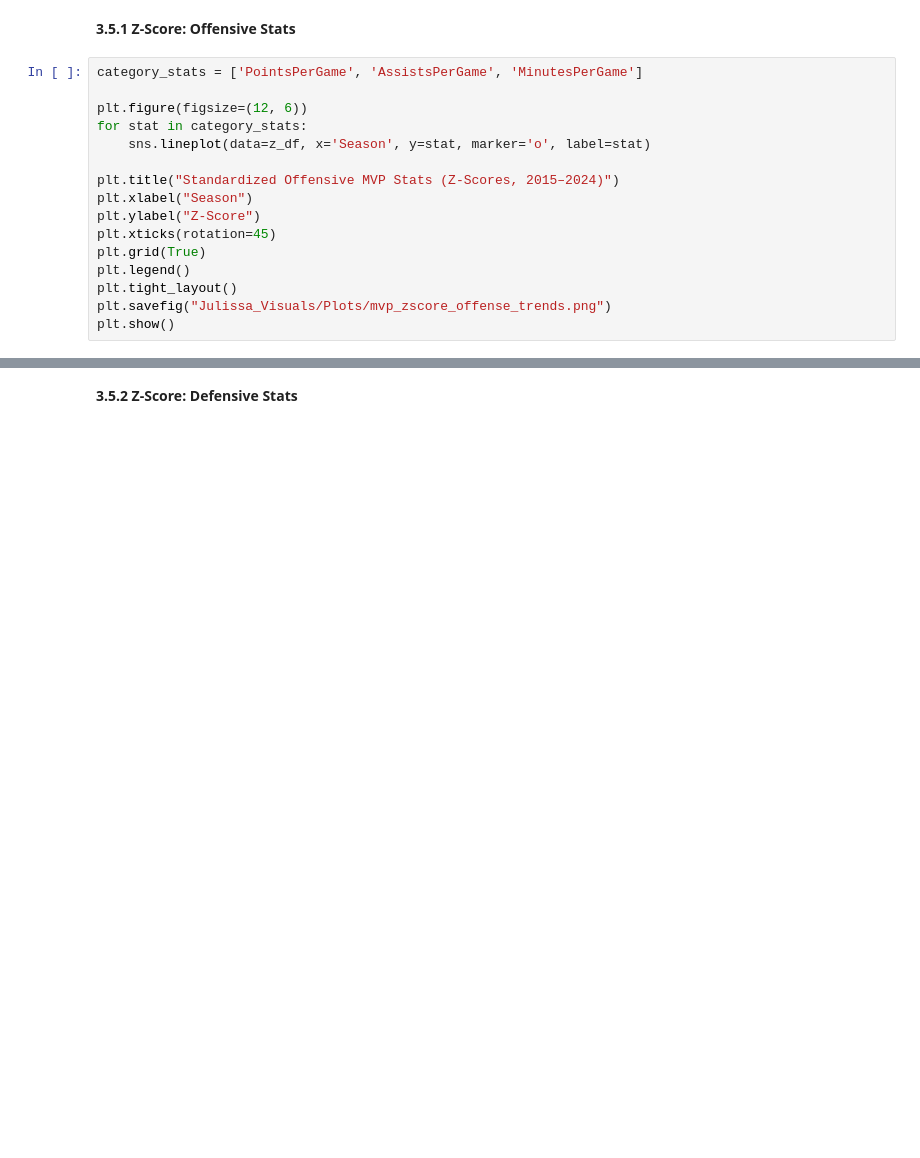
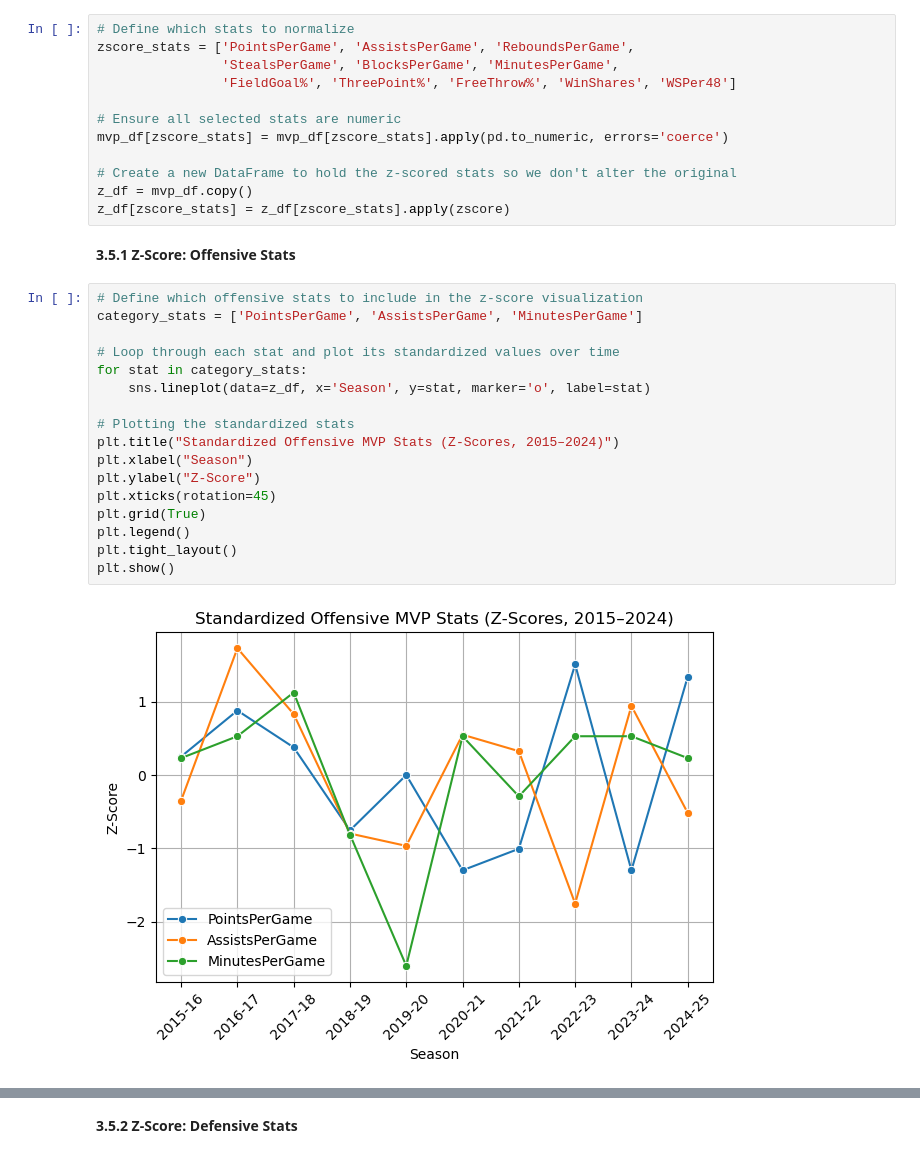
Before and after one commit to nyckienite/Cohort-B-Athlete, a Jupyter notebook: notebooks_julissa.ipynb, the cells around one changed output, grey strips where cells are left out. Cells and saved outputs as stored; diff of their text form; blank space fills up the shorter version.

```diff
--- a/notebooks_julissa.ipynb
+++ b/notebooks_julissa.ipynb
@@ -347,18 +895,33 @@ Standardizing MVP stats to reveal how stat profiles deviate from the norm
+# %%
+# Define which stats to normalize
+zscore_stats = ['PointsPerGame', 'AssistsPerGame', 'ReboundsPerGame',
+                'StealsPerGame', 'BlocksPerGame', 'MinutesPerGame',
+                'FieldGoal%', 'ThreePoint%', 'FreeThrow%', 'WinShares', 'WSPer48']
+
+# Ensure all selected stats are numeric
+mvp_df[zscore_stats] = mvp_df[zscore_stats].apply(pd.to_numeric, errors='coerce')
+
+# Create a new DataFrame to hold the z-scored stats so we don't alter the original
+z_df = mvp_df.copy()
+z_df[zscore_stats] = z_df[zscore_stats].apply(zscore)
 # %% [markdown]
 **3.5.1 Z-Score: Offensive Stats**
 # %%
+# Define which offensive stats to include in the z-score visualization
 category_stats = ['PointsPerGame', 'AssistsPerGame', 'MinutesPerGame']
 
-plt.figure(figsize=(12, 6))
+# Loop through each stat and plot its standardized values over time
 for stat in category_stats:
     sns.lineplot(data=z_df, x='Season', y=stat, marker='o', label=stat)
 
+# Plotting the standardized stats
 plt.title("Standardized Offensive MVP Stats (Z-Scores, 2015–2024)")
 plt.xlabel("Season")
 plt.ylabel("Z-Score")
 plt.xticks(rotation=45)
 plt.grid(True)
 plt.legend()
 plt.tight_layout()
-plt.savefig("Julissa_Visuals/Plots/mvp_zscore_offense_trends.png")
 plt.show()
+# %% [output]
+[figure, added]
```
Also changed, not shown: parts of 88 cells of this notebook.
